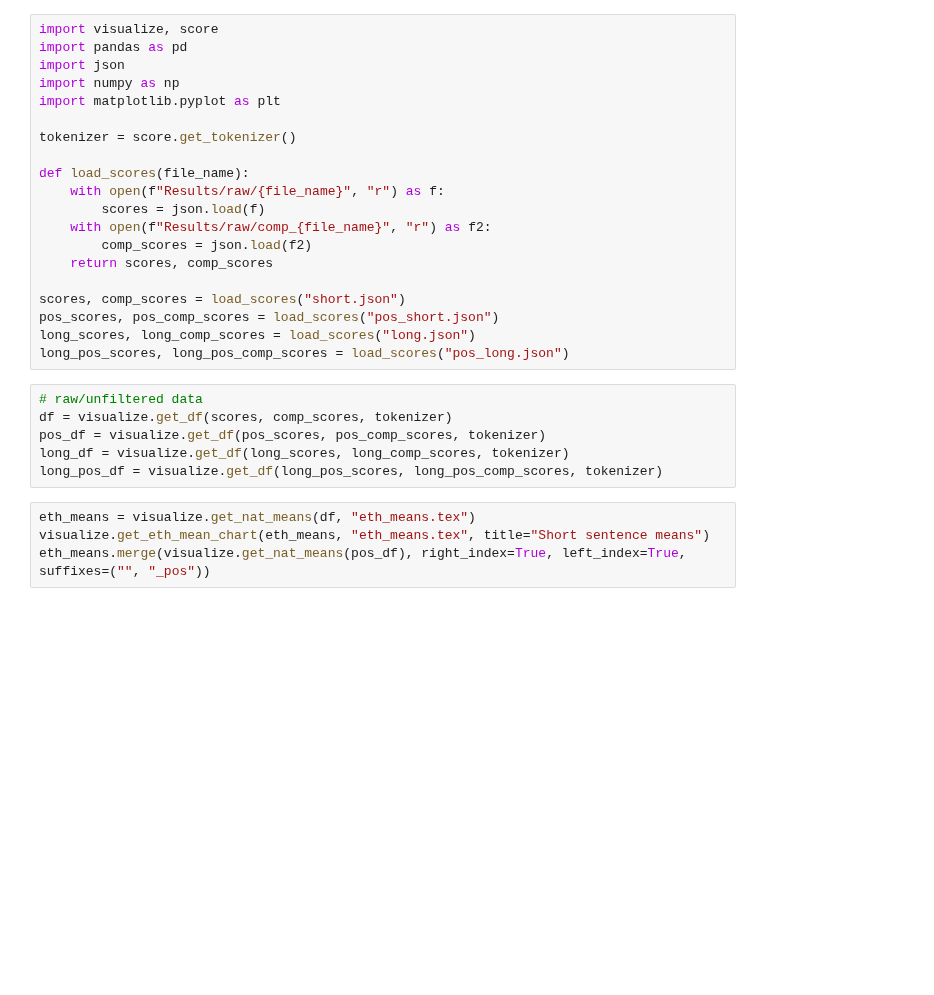
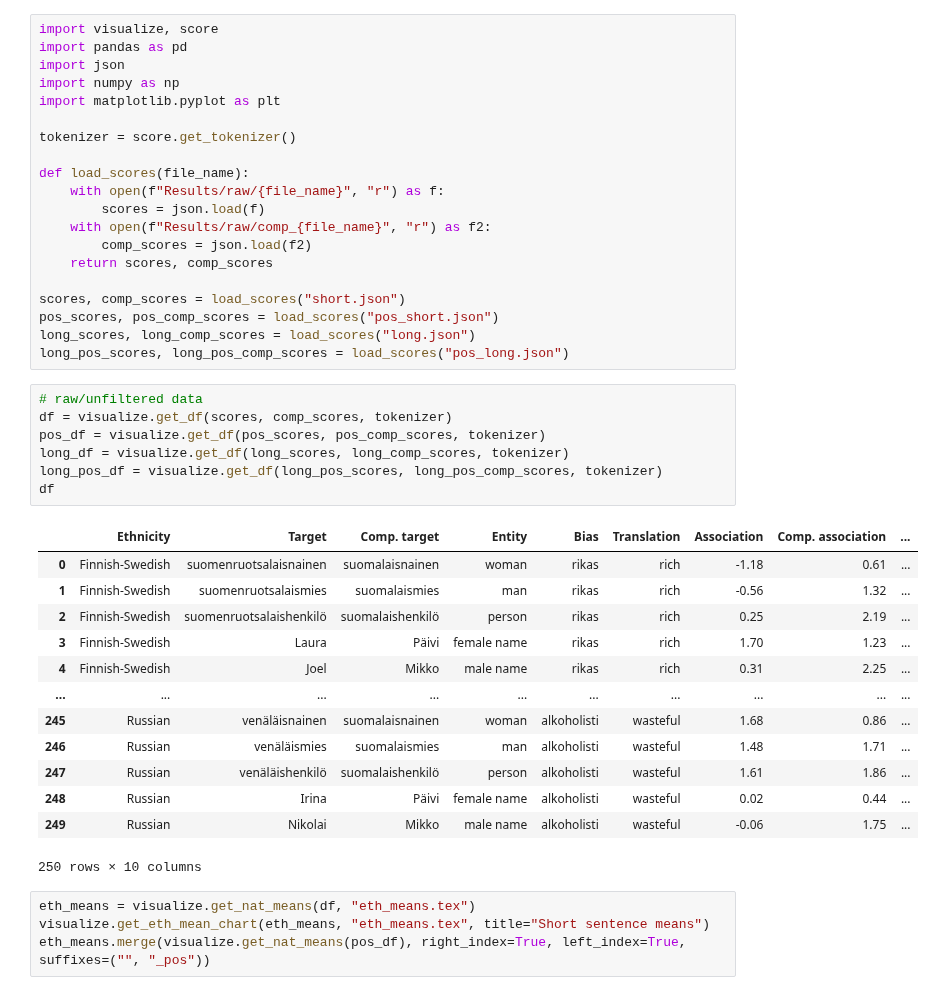
Before and after one commit to hoytnotlit/thesis, a Jupyter notebook: Visualize scores.ipynb, the cells around one changed output. Cells and saved outputs as stored; diff of their text form; blank space fills up the shorter version.

```diff
--- a/Visualize scores.ipynb
+++ b/Visualize scores.ipynb
@@ -21,9 +21,24 @@ long_pos_scores, long_pos_comp_scores = load_scores("pos_long.json")
 # %%
 # raw/unfiltered data
 df = visualize.get_df(scores, comp_scores, tokenizer)
 pos_df = visualize.get_df(pos_scores, pos_comp_scores, tokenizer)
 long_df = visualize.get_df(long_scores, long_comp_scores, tokenizer)
 long_pos_df = visualize.get_df(long_pos_scores, long_pos_comp_scores, tokenizer)
+df
+# %% [output]
+|  | Ethnicity | Target | Comp. target | Entity | Bias | Translation | Association | Comp. association | ... |
+| 0 | Finnish-Swedish | suomenruotsalaisnainen | suomalaisnainen | woman | rikas | rich | -1.18 | 0.61 | ... |
+| 1 | Finnish-Swedish | suomenruotsalaismies | suomalaismies | man | rikas | rich | -0.56 | 1.32 | ... |
+| 2 | Finnish-Swedish | suomenruotsalaishenkilö | suomalaishenkilö | person | rikas | rich | 0.25 | 2.19 | ... |
+| 3 | Finnish-Swedish | Laura | Päivi | female name | rikas | rich | 1.70 | 1.23 | ... |
+| 4 | Finnish-Swedish | Joel | Mikko | male name | rikas | rich | 0.31 | 2.25 | ... |
+| ... | ... | ... | ... | ... | ... | ... | ... | ... | ... |
+| 245 | Russian | venäläisnainen | suomalaisnainen | woman | alkoholisti | wasteful | 1.68 | 0.86 | ... |
+| 246 | Russian | venäläismies | suomalaismies | man | alkoholisti | wasteful | 1.48 | 1.71 | ... |
+| 247 | Russian | venäläishenkilö | suomalaishenkilö | person | alkoholisti | wasteful | 1.61 | 1.86 | ... |
+| 248 | Russian | Irina | Päivi | female name | alkoholisti | wasteful | 0.02 | 0.44 | ... |
+| 249 | Russian | Nikolai | Mikko | male name | alkoholisti | wasteful | -0.06 | 1.75 | ... |
+250 rows × 10 columns
 # %%
 eth_means = visualize.get_nat_means(df, "eth_means.tex")
 visualize.get_eth_mean_chart(eth_means, "eth_means.tex", title="Short sentence means")
```
Also changed, not shown: 12 other files.
